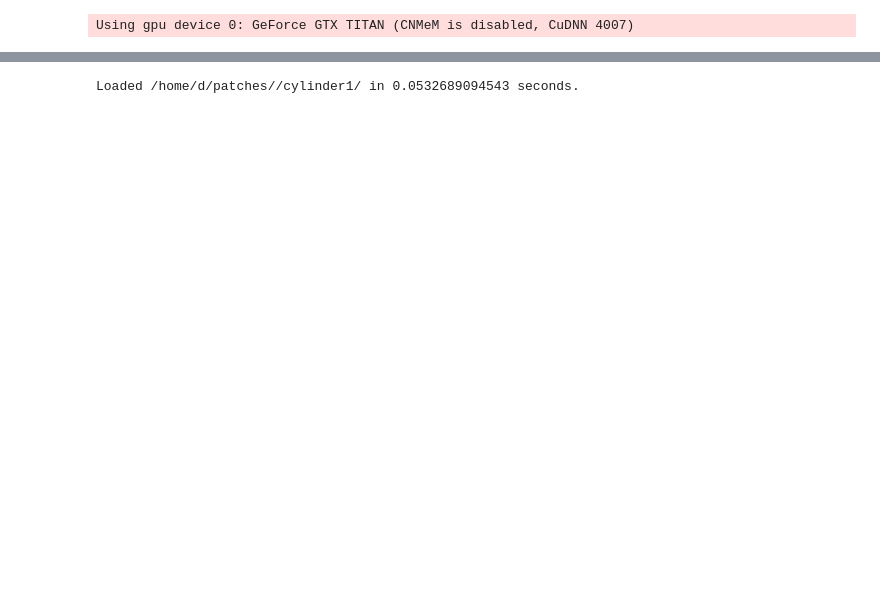
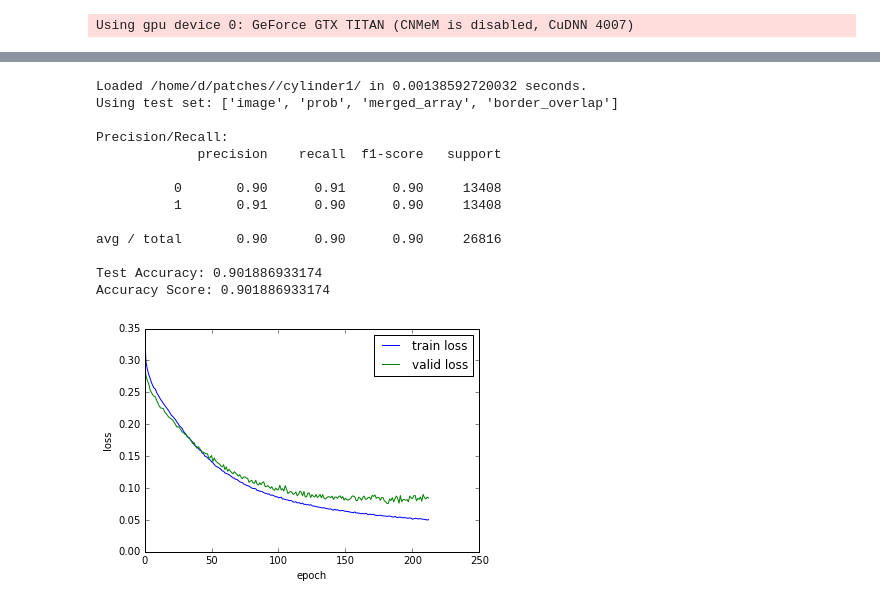
Before and after one commit to SrutiBh/mlproof, a Jupyter notebook: CNN_STATS.ipynb, the cells around one changed output, grey strips where cells are left out. Cells and saved outputs as stored; diff of their text form; code cells hidden in the pictures; blank space fills up the shorter version.

```diff
--- a/CNN_STATS.ipynb
+++ b/CNN_STATS.ipynb
@@ -26,4 +11,0 @@ ImportError: No module named cnn
-# %%
-X_train, y_train, X_test, y_test = mlp.Patch.load('cylinder1')
-# %% [output]
-Loaded /home/d/patches//cylinder1/ in 0.0532689094543 seconds.
@@ -29,0 +14,21 @@ Loaded /home/d/patches//cylinder1/ in 0.0532689094543 seconds.
+# %%
+cnn1 = '/home/d/nets/MergeNet_cylinder1_larger_border_overlap_usevars/net.p'
+cnn2 = '/home/d/nets/MergeNet_cylinder1_border_overlap_usevars/net.p'
+cnn3 = '/home/d/nets/MergeNet_cylinder1_nooverlap_usevars/net.p'
+
+cnn, loss_plot = Stats.load_cnn(cnn2)
+# %% [output]
+Loaded /home/d/patches//cylinder1/ in 0.00138592720032 seconds.
+Using test set: ['image', 'prob', 'merged_array', 'border_overlap']
+
+Precision/Recall:
+             precision    recall  f1-score   support
+
+          0       0.90      0.91      0.90     13408
+          1       0.91      0.90      0.90     13408
+
+avg / total       0.90      0.90      0.90     26816
+
+Test Accuracy: 0.901886933174
+Accuracy Score: 0.901886933174
+[figure, added]
```
Also changed, not shown: parts of 19 cells of this notebook, 11 other files.
